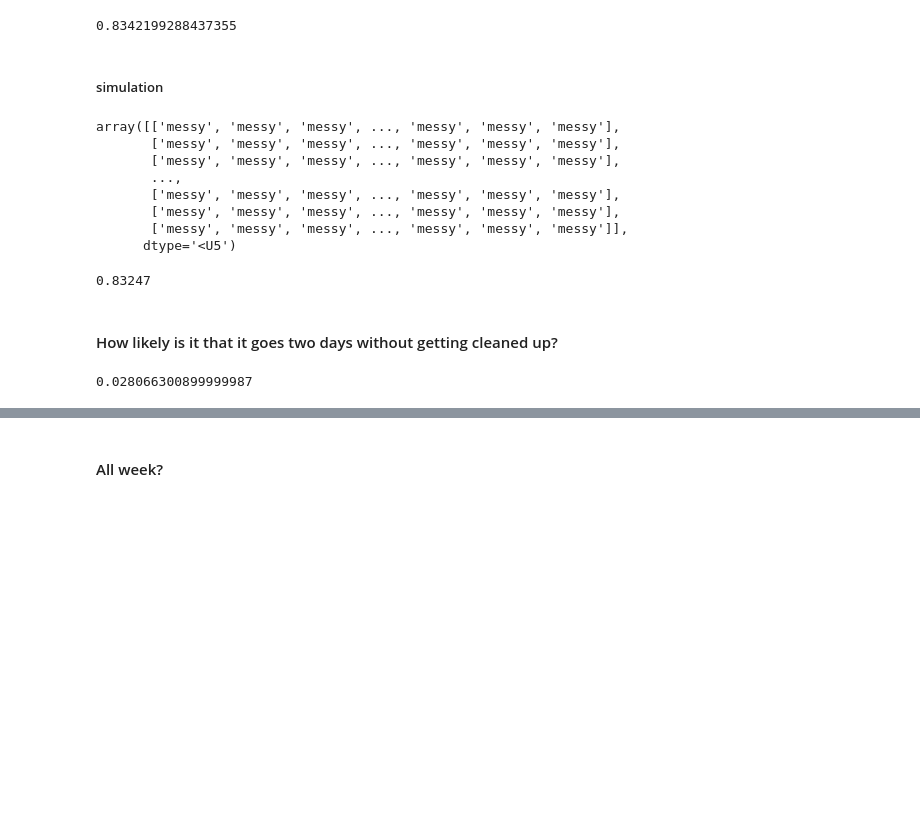
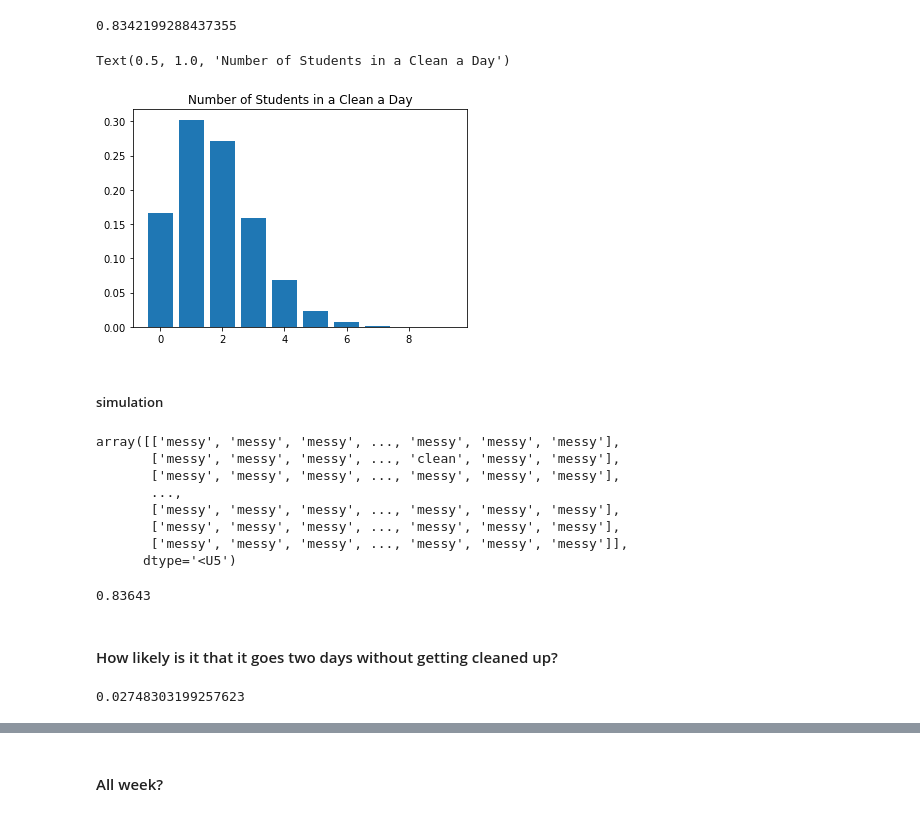
Before and after one commit to Jason-Tellez/statistics-exercises, a Jupyter notebook: probability_distributions.ipynb, the cells around one changed output, grey strips where cells are left out. Drawn from its saved outputs; the diff is of its cells as text; code cells hidden in the pictures; blank space fills up the shorter version.

```diff
--- a/probability_distributions.ipynb
+++ b/probability_distributions.ipynb
@@ -186,3 +183,6 @@ students = 22 * 3
+# %%
+mu = .03
+students = 22 * 3
 # %%
 breakroom_users = .9 * students
 breakroom_users = round(breakroom_users)
@@ -190,19 +190,26 @@ breakroom_users
 # %% [output]
 59
 # %%
-cleaned_breakroom = stats.binom(breakroom_users, μ).sf(0)
-cleaned_breakroom
+cleaned_breakroom = stats.binom(breakroom_users, mu)
+cleaned_breakroom.sf(0)
 # %% [output]
 0.8342199288437355
-# %% [markdown]
-##### simulation
+# %%
+x = range(0, 10)
+plt.bar(x, cleaned_breakroom.pmf(x))
+plt.title('Number of Students in a Clean a Day')
+# %% [output]
+Text(0.5, 1.0, 'Number of Students in a Clean a Day')
+[figure, added]
+# %% [markdown]
+##### simulation
 # %%
 outcomes = ["clean", "messy"]
-breakroom_status = np.random.choice(outcomes, size=(n_trials, breakroom_users), p=[μ, 1-μ])
+breakroom_status = np.random.choice(outcomes, size=(n_trials, breakroom_users), p=[mu, 1-mu])
 breakroom_status
 # %% [output]
 array([['messy', 'messy', 'messy', ..., 'messy', 'messy', 'messy'],
-       ['messy', 'messy', 'messy', ..., 'messy', 'messy', 'messy'],
+       ['messy', 'messy', 'messy', ..., 'clean', 'messy', 'messy'],
        ['messy', 'messy', 'messy', ..., 'messy', 'messy', 'messy'],
        ...,
        ['messy', 'messy', 'messy', ..., 'messy', 'messy', 'messy'],
@@ -210,13 +217,13 @@ array([['messy', 'messy', 'messy', ..., 'messy', 'messy', 'messy'],
        ['messy', 'messy', 'messy', ..., 'messy', 'messy', 'messy']],
       dtype='<U5')
 # %%
-(np.count_nonzero(breakroom_status == 'clean', axis=1) >= 1).mean()
+cleaned_prob = (np.count_nonzero(breakroom_status == 'clean', axis=1) >= 1).mean()
+cleaned_prob
 # %% [output]
-0.83247
+0.83643
 # %% [markdown]
 #### How likely is it that it goes two days without getting cleaned up?
 # %%
-messy_day = 1 - (np.count_nonzero(breakroom_status == 'clean', axis=1) >= 1).mean()
-messy_day**2
+stats.binom(breakroom_users * 2, mu).pmf(0)
 # %% [output]
-0.028066300899999987
+0.02748303199257623
```
Also changed, not shown: parts of 97 cells of this notebook.
